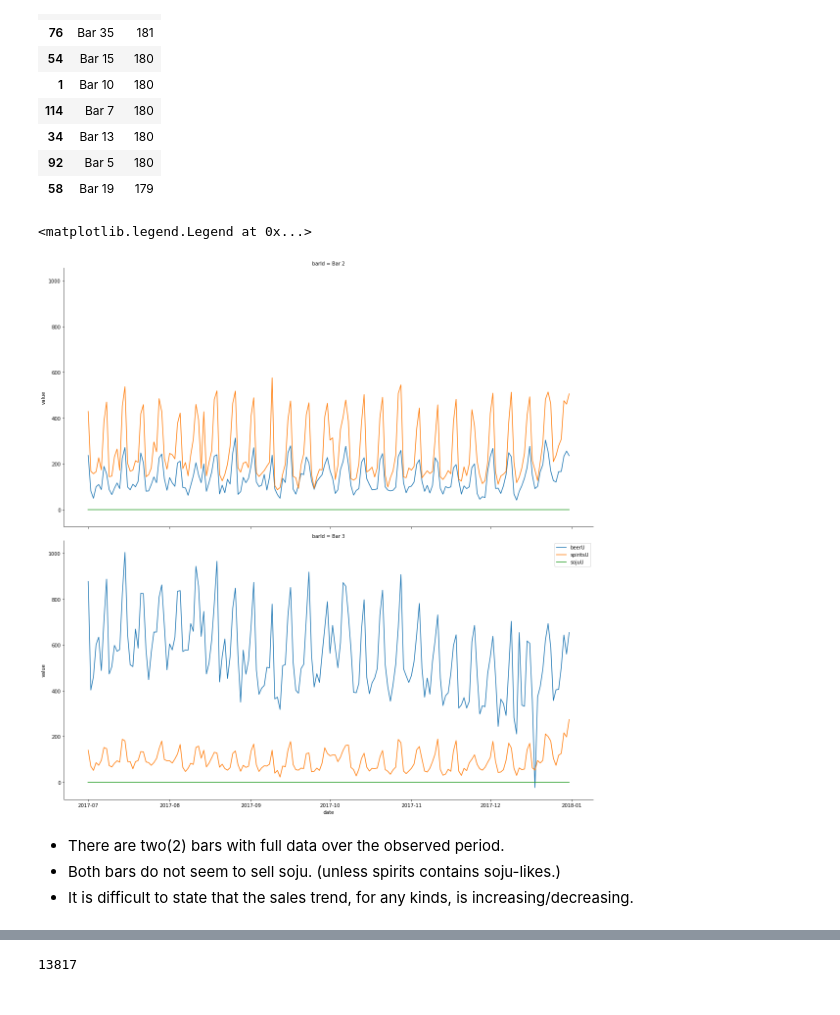
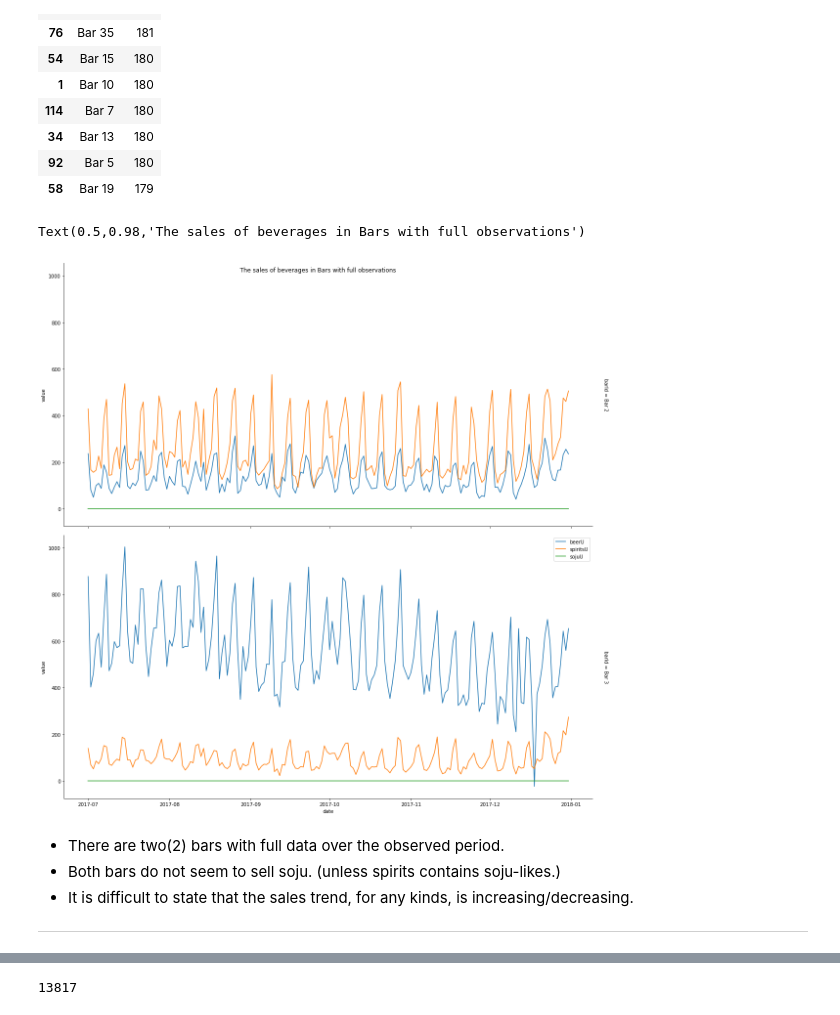
Before and after one commit to kookoowaa/Projects, a Jupyter notebook: WB project/Report.ipynb, the cells around one changed output, grey strips where cells are left out. Cells and saved outputs as stored; diff of their text form; code cells hidden in the pictures.

```diff
--- a/WB project/Report.ipynb
+++ b/WB project/Report.ipynb
@@ -223,12 +230,14 @@ data.groupby('barId', as_index=False)['date'].count().sort_values('date', ascend
 # %%
 tmp = dataLong[dataLong['variable'].isin(['sojuU', 'beerU', 'spiritsU'])]
 tmp = tmp[tmp.barId.isin(['Bar 3', 'Bar 2'])]
-sns.FacetGrid(data=tmp, row = 'barId', hue = 'variable', height=8, aspect = 2).map(sns.lineplot,'date', 'value')
+sns.FacetGrid(data=tmp, row = 'barId', hue = 'variable', height=8, aspect = 2, margin_titles=True).map(sns.lineplot,'date', 'value')
 plt.legend()
+plt.suptitle("The sales of beverages in Bars with full observations")
 # %% [output]
-<matplotlib.legend.Legend at 0x...>
+Text(0.5,0.98,'The sales of beverages in Bars with full observations')
-[figure, old version]
+[figure, new version]
 # %% [markdown]
 - There are two(2) bars with full data over the observed period.
 - Both bars do not seem to sell soju. (unless spirits contains soju-likes.)
 - It is difficult to state that the sales trend, for any kinds, is increasing/decreasing.
+___
```
Also changed, not shown: parts of 27 cells of this notebook.
